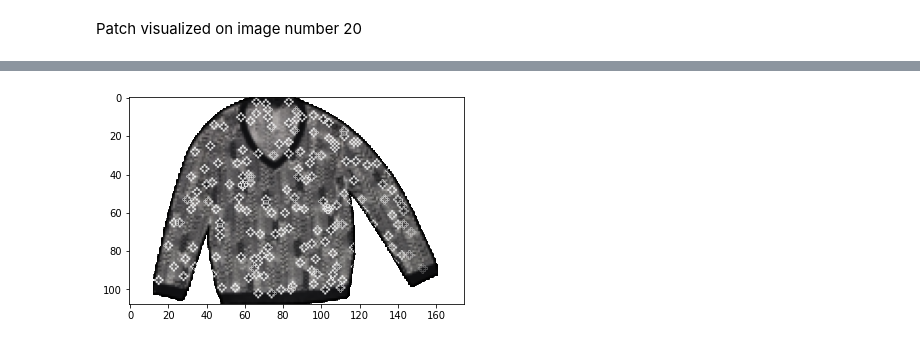
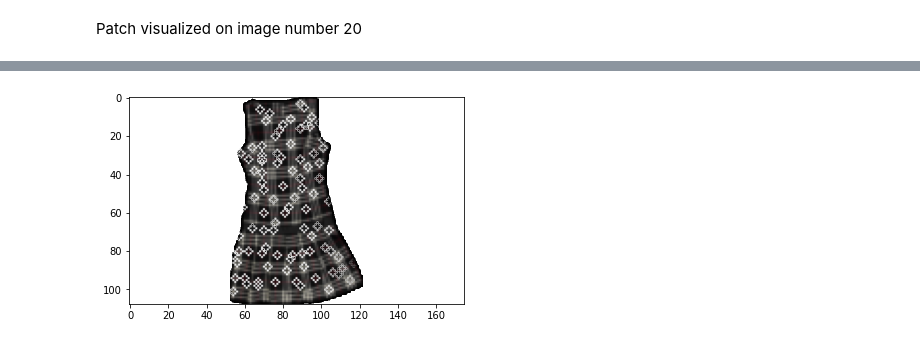
Before and after one commit to fBaz92/machine-learning-fundamentals, a Jupyter notebook: progetto_fml_v3.ipynb, the cells around one changed output, grey strips where cells are left out. Cells and saved outputs as stored; diff of their text form; code cells hidden in the pictures.

```diff
--- a/progetto_fml_v3.ipynb
+++ b/progetto_fml_v3.ipynb
@@ -333,10 +333,10 @@ del df_A_total
 # %%
-test_size = 0.1
+test_size = 0.2
 
 X = data.image_path.to_list()
 y = [(cat, color) for cat, color in zip(data.category.to_list(), data.color.to_list())]
 
-A_train, A_test, y_train, y_test = train_test_split(A_total.T, y, test_size=test_size, random_state=58)
+A_train, A_test, y_train, y_test = train_test_split(A_total.T, y, test_size=test_size, random_state=47)
 
 y_test_color = [c for _, c in y_test]
 y_train_color = [c for _, c in y_train]
@@ -357,7 +357,8 @@ I will use 5017 images to train the model and 558 images to validate it
 tmp = []
 for image_path in tqdm(data.image_path.to_list()):
     try:
-        w, h, _ = get_image2(image_path, target_w=target_w).size
+        image = imread(image_path) #it's a numpy array
+        h, w, channels = image.shape
         tmp.append((image_path,w,h))
     except:
         continue
@@ -393,15 +408,2 @@ plt.show()
 # %% [markdown]
 ## PCA
-# %%
-#first choice: import the already PCAd datasets
-
-df_drA_total = pd.read_csv("dr_images.csv")
-drA_total = df_drA_total.to_numpy()
-
-drA_train, drA_test, y_train, y_test = train_test_split(drA_total, y, test_size=test_size, random_state=58)
-
-y_test_color = [c for _, c in y_test]
-y_train_color = [c for _, c in y_train]
-
-y_test = [category for category, _ in y_test]
-y_train = [category for category, _ in y_train]
@@ -446,7 +460,0 @@ NameError: name 'eigen_training' is not defined
-# %%
-plt.figure(figsize=(18, 7))
-
-for i in range(6):
-    ax = plt.subplot(2, 3, i + 1)
-    ax.imshow(vectors[:,i].reshape([-1, target_w,4]))
-plt.show()
@@ -708,7 +753,7 @@ bg_classifier.descriptors_float.shape
 # %%
-bg_classifier.draw_keypoints(index=31)
+bg_classifier.draw_keypoints(index=7)
 # %% [output]
-[figure, old version]
+[figure, new version]
 # %%
 bg_classifier.predict(A_test, y_test)
 # %% [output]
```
Also changed, not shown: parts of 32 cells of this notebook.
